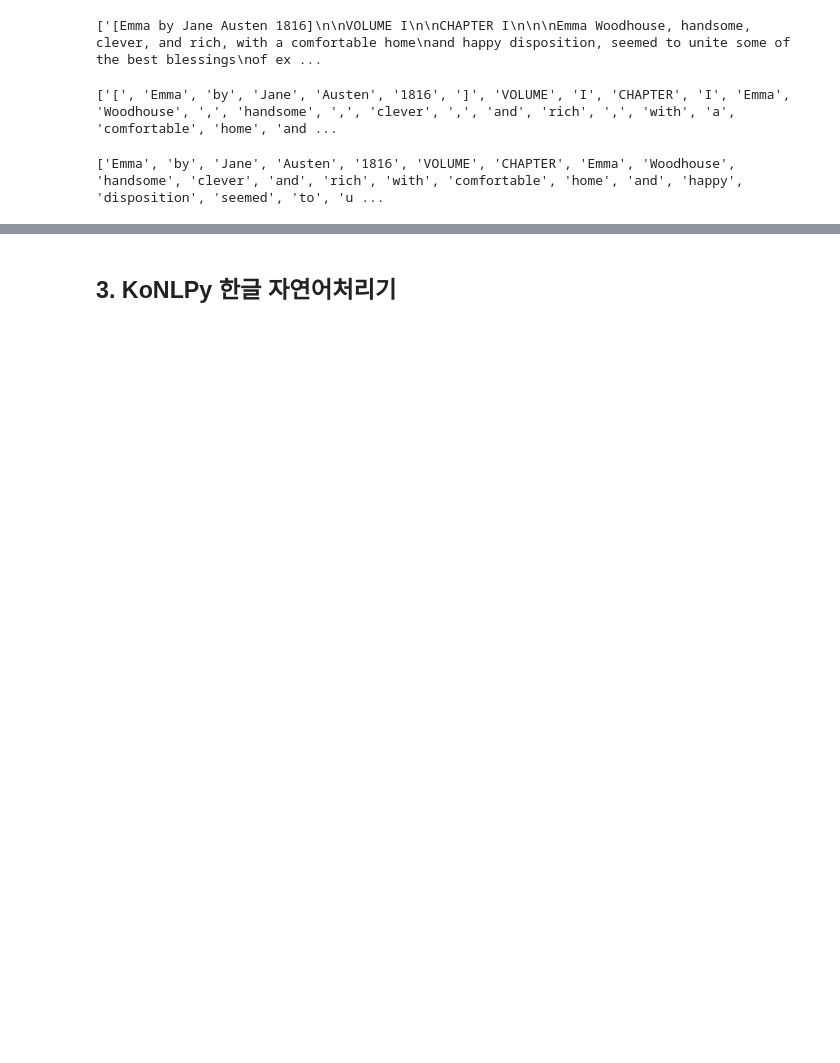
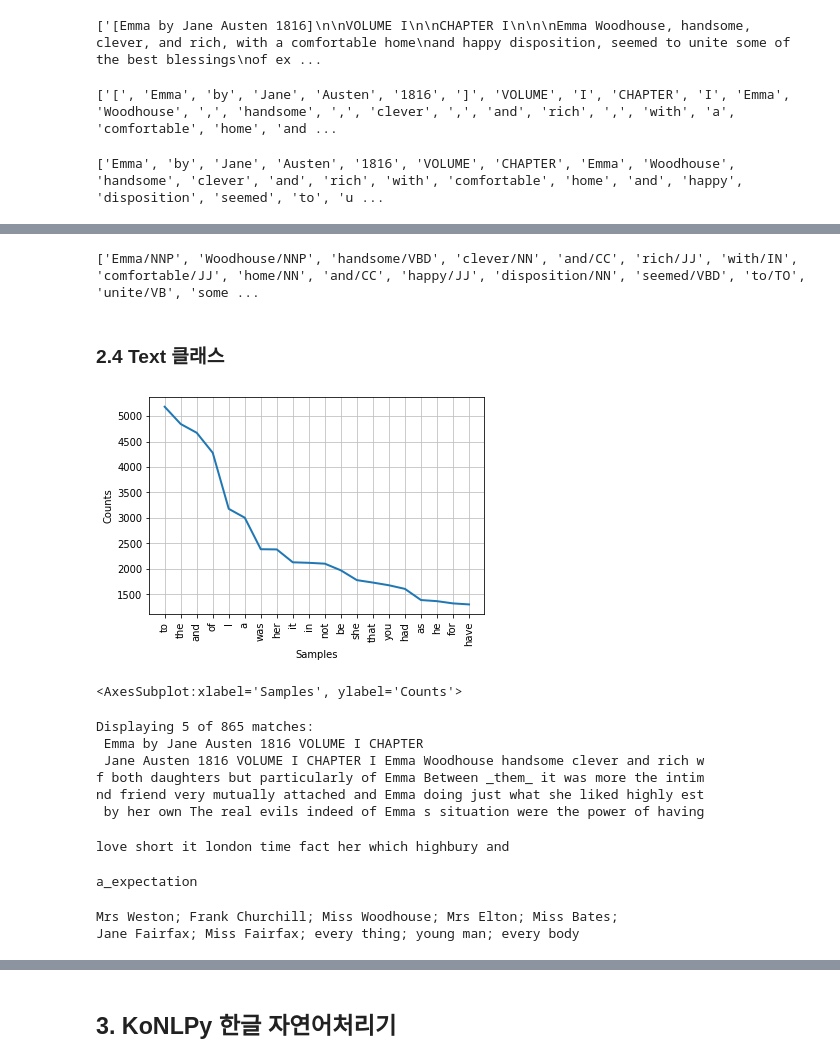
Before and after one commit to lucio-karin0506/SaltLux-Project, a Jupyter notebook: Python/Python lecture/5. python text mining/text_mining.ipynb, the cells around one changed output, grey strips where cells are left out. Cells and saved outputs as stored; diff of their text form; code cells hidden in the pictures; blank space fills up the shorter version.

Commit message:
update text mining with wordcloud

```diff
--- a/Python/Python lecture/5. python text mining/text_mining.ipynb
+++ b/Python/Python lecture/5. python text mining/text_mining.ipynb
@@ -138,0 +240,51 @@ print(ret.tokenize(emma_sample))
+# %%
+# 원래의 단어와 품사 붙여 새로운 토큰 이름 생성
+# 철자 같고 품사 다른 단어 구분 위함
+print(['/'.join(p) for p in tagged_list])
+# %% [output]
+['Emma/NNP', 'Woodhouse/NNP', 'handsome/VBD', 'clever/NN', 'and/CC', 'rich/JJ', 'with/IN', 'comfortable/JJ', 'home/NN', 'and/CC', 'happy/JJ', 'disposition/NN', 'seemed/VBD', 'to/TO', 'unite/VB', 'some ...
+# %% [markdown]
+### 2.4 Text 클래스
+# %%
+import nltk
+
+emma = nltk.corpus.gutenberg.raw('austen-emma.txt')
+# %%
+from nltk.tokenize import RegexpTokenizer
+
+ret = RegexpTokenizer('[\w]+')
+# %%
+from nltk import Text
+
+emma_text = Text(ret.tokenize(emma))
+# %%
+emma_text.plot(20)
+# %% [output]
+[figure, added]
+<AxesSubplot:xlabel='Samples', ylabel='Counts'>
+# %%
+# 해당 단어가 들어간 문장 탐색
+emma_text.concordance('Emma', lines=5)
+# %% [output]
+Displaying 5 of 865 matches:
+ Emma by Jane Austen 1816 VOLUME I CHAPTER
+ Jane Austen 1816 VOLUME I CHAPTER I Emma Woodhouse handsome clever and rich w
+f both daughters but particularly of Emma Between _them_ it was more the intim
+nd friend very mutually attached and Emma doing just what she liked highly est
+ by her own The real evils indeed of Emma s situation were the power of having
+# %%
+# 문맥에서 비슷한 단어 탐색
+emma_text.similar('general', 10)
+# %% [output]
+love short it london time fact her which highbury and
+# %%
+# 둘 이상의 단어에 의해 공유되는 문맥 조사
+emma_text.common_contexts(['general', 'strong'])
+# %% [output]
+a_expectation
+# %%
+# 같이 붙어서 쓰이는 단어, 연어를 주어진 인수 개수만큼 탐색
+emma_text.collocations(10)
+# %% [output]
+Mrs Weston; Frank Churchill; Miss Woodhouse; Mrs Elton; Miss Bates;
+Jane Fairfax; Miss Fairfax; every thing; young man; every body
```
Also changed, not shown: parts of 80 cells of this notebook, 3 other files.
